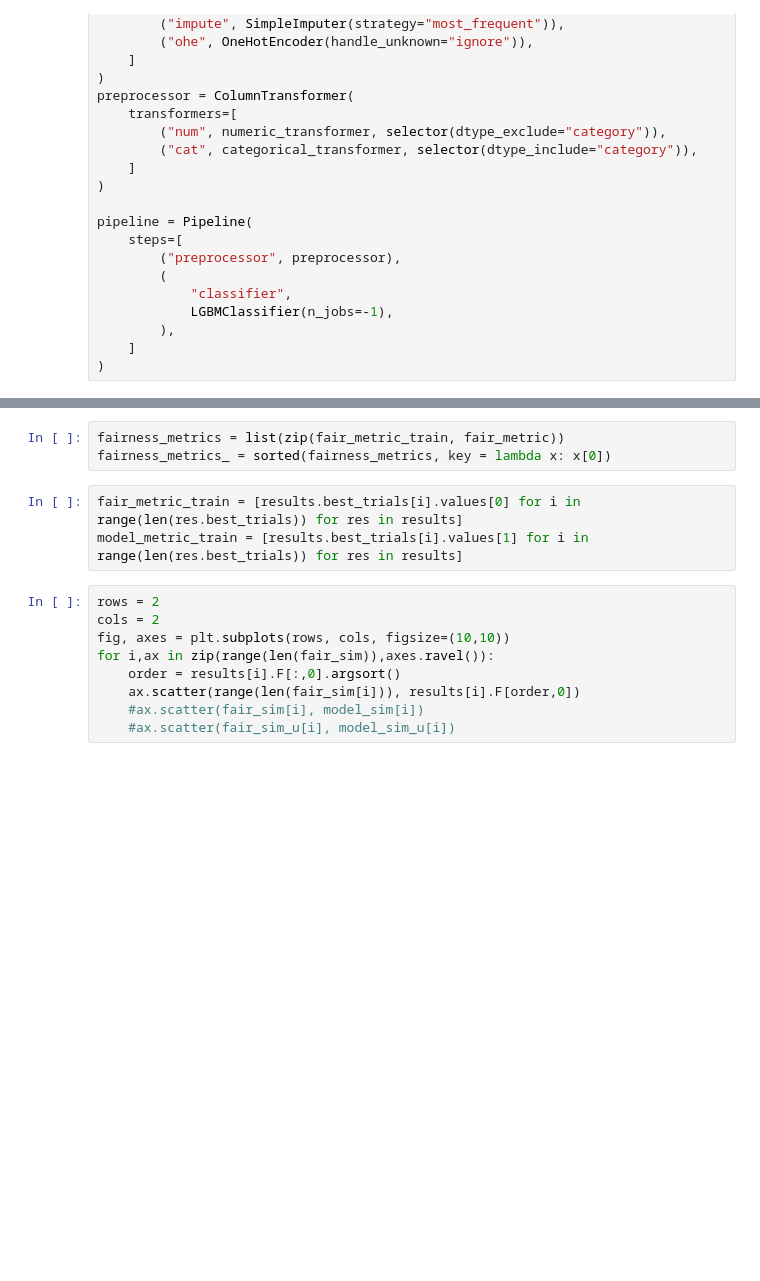
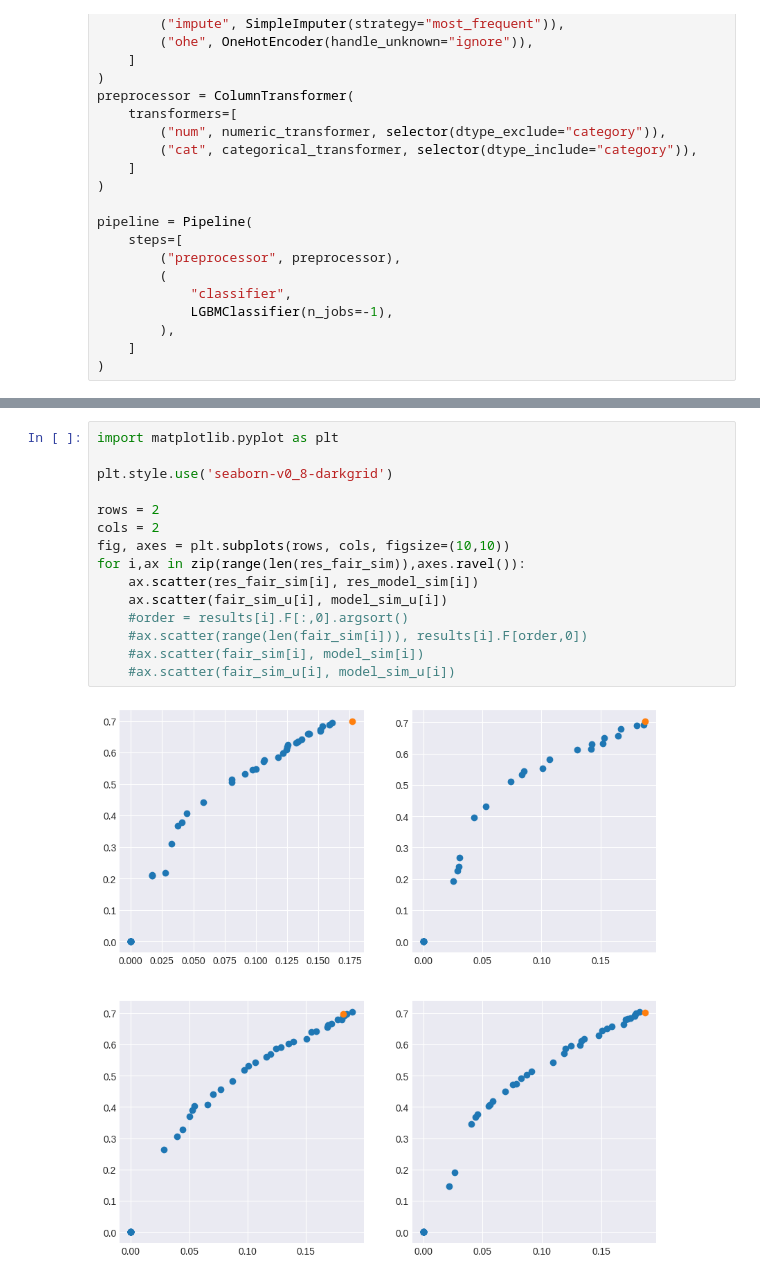
Before and after one commit to AzucenaMV/fairness, a Jupyter notebook: src/notebooks/results_ho.ipynb, the cells around one changed output, grey strips where cells are left out. Drawn from its saved outputs; the diff is of its cells as text; blank space fills up the shorter version.

```diff
--- a/src/notebooks/results_ho.ipynb
+++ b/src/notebooks/results_ho.ipynb
@@ -269,15 +276,17 @@ for sim_n,res in enumerate(results):
-# %%
-fairness_metrics = list(zip(fair_metric_train, fair_metric))
-fairness_metrics_ = sorted(fairness_metrics, key = lambda x: x[0])
-# %%
-fair_metric_train = [results.best_trials[i].values[0] for i in range(len(res.best_trials)) for res in results]
-model_metric_train = [results.best_trials[i].values[1] for i in range(len(res.best_trials)) for res in results]
 # %%
+import matplotlib.pyplot as plt
+
+plt.style.use('seaborn-v0_8-darkgrid')
+
 rows = 2
 cols = 2
 fig, axes = plt.subplots(rows, cols, figsize=(10,10))
-for i,ax in zip(range(len(fair_sim)),axes.ravel()):
-    order = results[i].F[:,0].argsort()
-    ax.scatter(range(len(fair_sim[i])), results[i].F[order,0])
+for i,ax in zip(range(len(res_fair_sim)),axes.ravel()):
+    ax.scatter(res_fair_sim[i], res_model_sim[i])
+    ax.scatter(fair_sim_u[i], model_sim_u[i])
+    #order = results[i].F[:,0].argsort()
+    #ax.scatter(range(len(fair_sim[i])), results[i].F[order,0])
     #ax.scatter(fair_sim[i], model_sim[i])
     #ax.scatter(fair_sim_u[i], model_sim_u[i])
+# %% [output]
+[figure, added]
```
Also changed, not shown: parts of 20 cells of this notebook.
